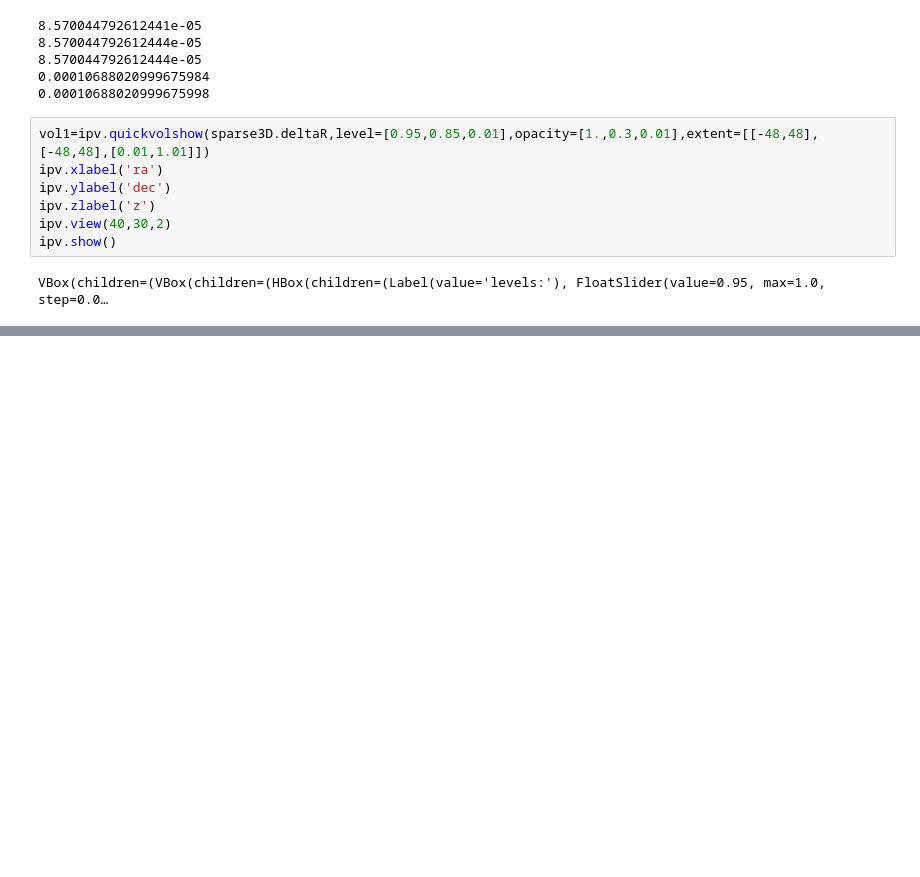
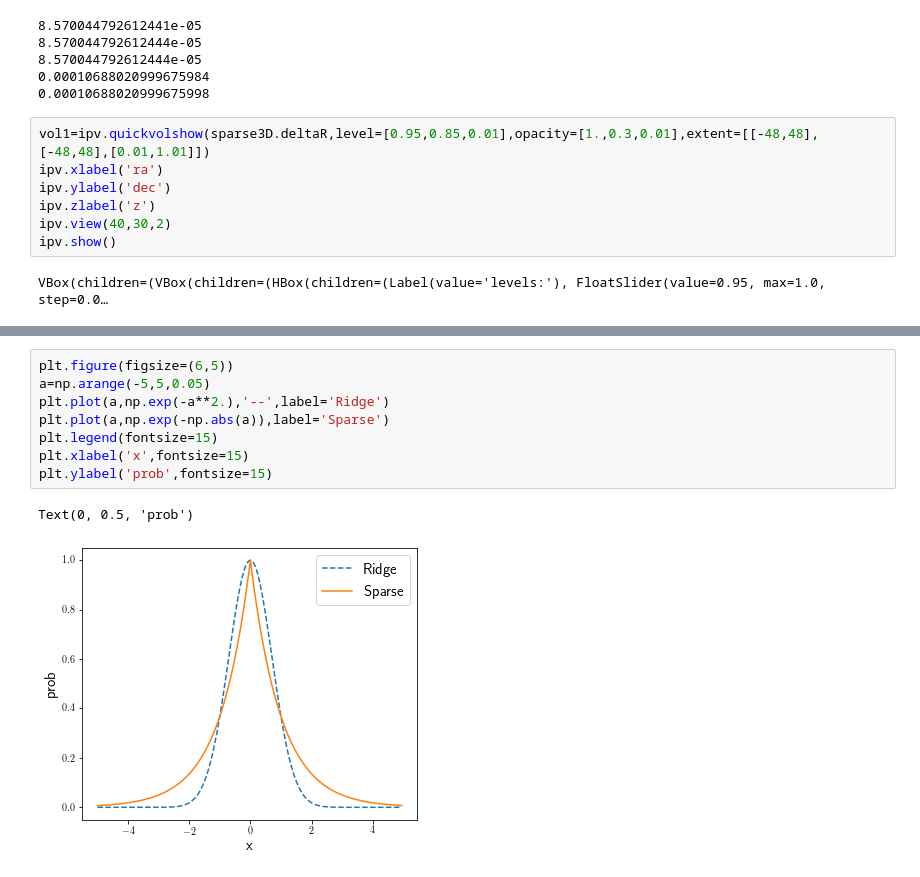
Before and after one commit to mr-superonion/splinv, a Jupyter notebook: notebook/process-test_from_sim_to_final.ipynb, the cells around one changed output, grey strips where cells are left out. Drawn from its saved outputs; the diff is of its cells as text; blank space fills up the shorter version.

```diff
--- a/notebook/process-test_from_sim_to_final.ipynb
+++ b/notebook/process-test_from_sim_to_final.ipynb
@@ -212,0 +215,11 @@ VBox(children=(VBox(children=(HBox(children=(Label(value='levels:'), FloatSlider
+# %%
+plt.figure(figsize=(6,5))
+a=np.arange(-5,5,0.05)
+plt.plot(a,np.exp(-a**2.),'--',label='Ridge')
+plt.plot(a,np.exp(-np.abs(a)),label='Sparse')
+plt.legend(fontsize=15)
+plt.xlabel('x',fontsize=15)
+plt.ylabel('prob',fontsize=15)
+# %% [output]
+Text(0, 0.5, 'prob')
+[figure, added]
```
Also changed, not shown: parts of 10 cells of this notebook, 1 other file.
